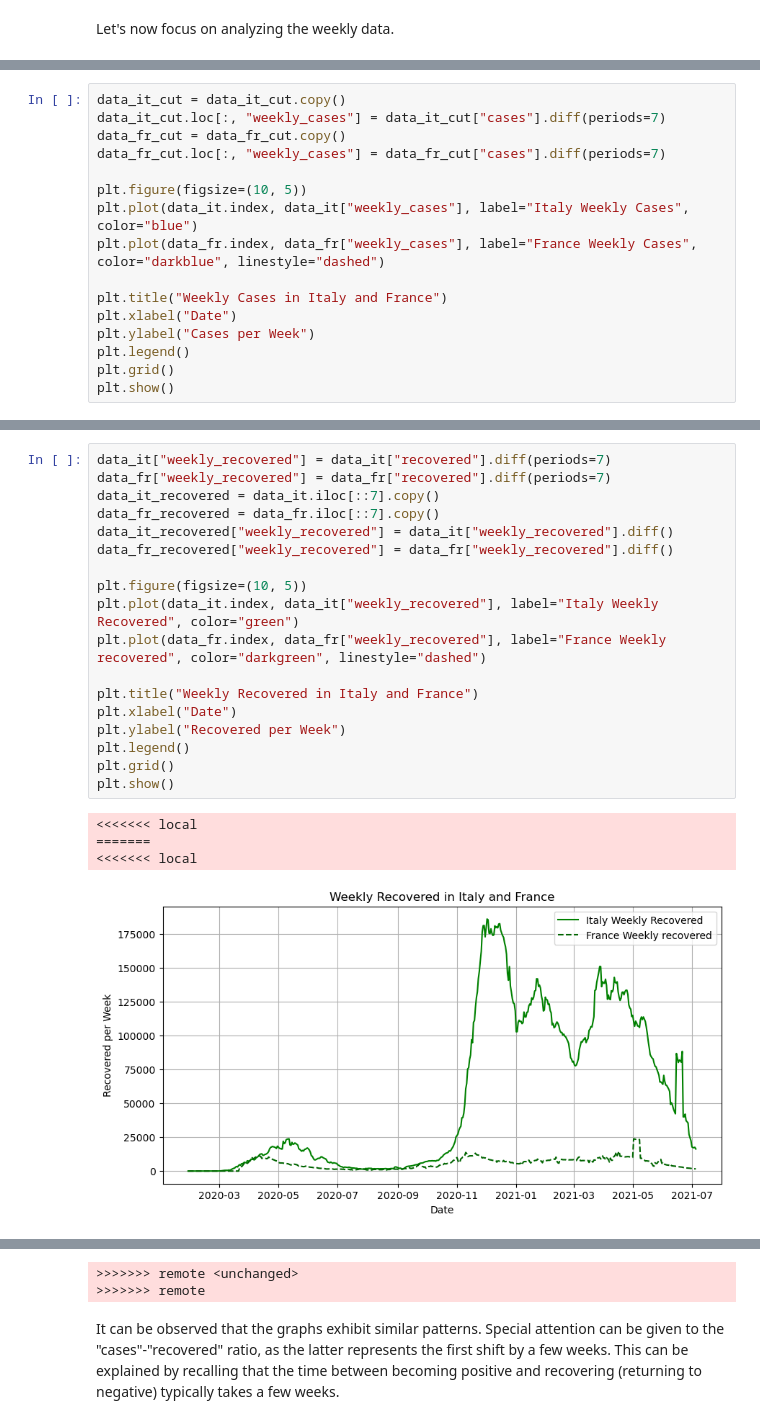
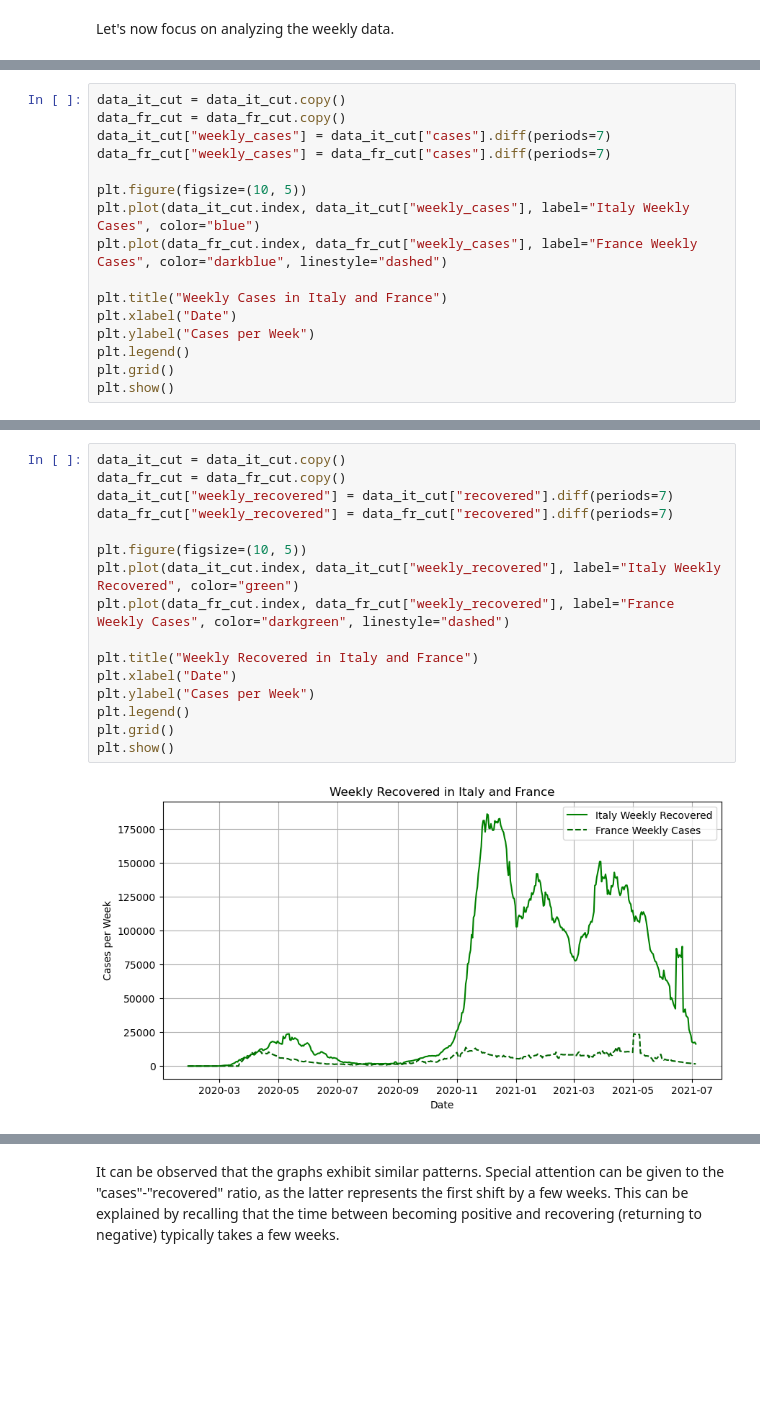
Before and after one commit to Gerva02/Python_for_data_science, a Jupyter notebook: Second.ipynb, the cells around one changed output, grey strips where cells are left out. Saved outputs shown, nothing was run; the diff lists cells and outputs as text; blank space fills up the shorter version.

```diff
--- a/Second.ipynb
+++ b/Second.ipynb
@@ -360,12 +210,12 @@ plt.show()
 # %%
 data_it_cut = data_it_cut.copy()
-data_it_cut.loc[:, "weekly_cases"] = data_it_cut["cases"].diff(periods=7)
 data_fr_cut = data_fr_cut.copy()
-data_fr_cut.loc[:, "weekly_cases"] = data_fr_cut["cases"].diff(periods=7)
+data_it_cut["weekly_cases"] = data_it_cut["cases"].diff(periods=7)
+data_fr_cut["weekly_cases"] = data_fr_cut["cases"].diff(periods=7)
 
 plt.figure(figsize=(10, 5))
-plt.plot(data_it.index, data_it["weekly_cases"], label="Italy Weekly Cases", color="blue")
-plt.plot(data_fr.index, data_fr["weekly_cases"], label="France Weekly Cases", color="darkblue", linestyle="dashed")
+plt.plot(data_it_cut.index, data_it_cut["weekly_cases"], label="Italy Weekly Cases", color="blue")
+plt.plot(data_fr_cut.index, data_fr_cut["weekly_cases"], label="France Weekly Cases", color="darkblue", linestyle="dashed")
 
 plt.title("Weekly Cases in Italy and France")
 plt.xlabel("Date")
@@ -390,23 +228,18 @@ KeyError: 'weekly_cases'
 # %%
-data_it["weekly_recovered"] = data_it["recovered"].diff(periods=7)
-data_fr["weekly_recovered"] = data_fr["recovered"].diff(periods=7)
-data_it_recovered = data_it.iloc[::7].copy()
-data_fr_recovered = data_fr.iloc[::7].copy()
-data_it_recovered["weekly_recovered"] = data_it["weekly_recovered"].diff()
-data_fr_recovered["weekly_recovered"] = data_fr["weekly_recovered"].diff()
+data_it_cut = data_it_cut.copy()
+data_fr_cut = data_fr_cut.copy()
+data_it_cut["weekly_recovered"] = data_it_cut["recovered"].diff(periods=7)
+data_fr_cut["weekly_recovered"] = data_fr_cut["recovered"].diff(periods=7)
 
 plt.figure(figsize=(10, 5))
-plt.plot(data_it.index, data_it["weekly_recovered"], label="Italy Weekly Recovered", color="green")
-plt.plot(data_fr.index, data_fr["weekly_recovered"], label="France Weekly recovered", color="darkgreen", linestyle="dashed")
+plt.plot(data_it_cut.index, data_it_cut["weekly_recovered"], label="Italy Weekly Recovered", color="green")
+plt.plot(data_fr_cut.index, data_fr_cut["weekly_recovered"], label="France Weekly Cases", color="darkgreen", linestyle="dashed")
 
 plt.title("Weekly Recovered in Italy and France")
 plt.xlabel("Date")
-plt.ylabel("Recovered per Week")
+plt.ylabel("Cases per Week")
 plt.legend()
 plt.grid()
 plt.show()
 # %% [output]
-<<<<<<< local
-=======
-<<<<<<< local
-[figure, old version]
+[figure, new version]
@@ -418,5 +246,3 @@ plt.show()
->>>>>>> remote <unchanged>
->>>>>>> remote
 # %% [markdown]
 It can be observed that the graphs exhibit similar patterns. Special attention can be given to the "cases"-"recovered" ratio, as the latter represents the first shift by a few weeks. This can be explained by recalling that the time between becoming positive and recovering (returning to negative) typically takes a few weeks.
 # %% [markdown]
```
Also changed, not shown: parts of 13 cells of this notebook.
